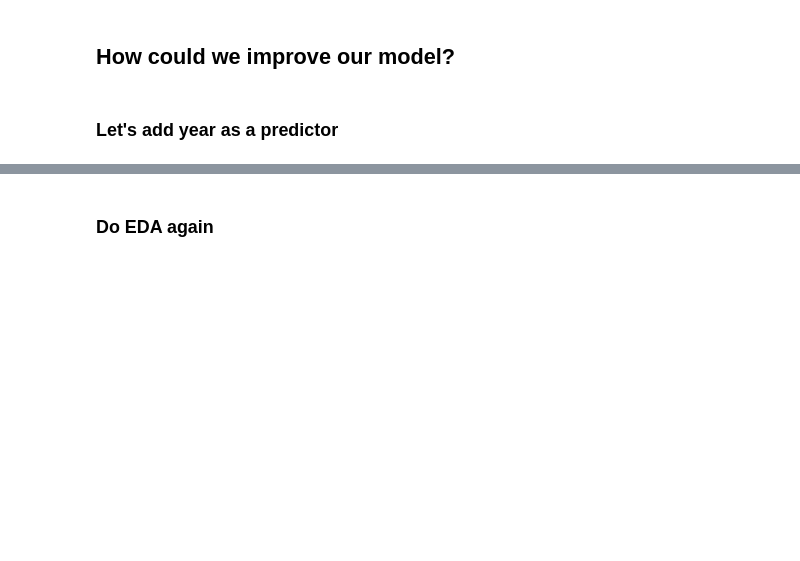
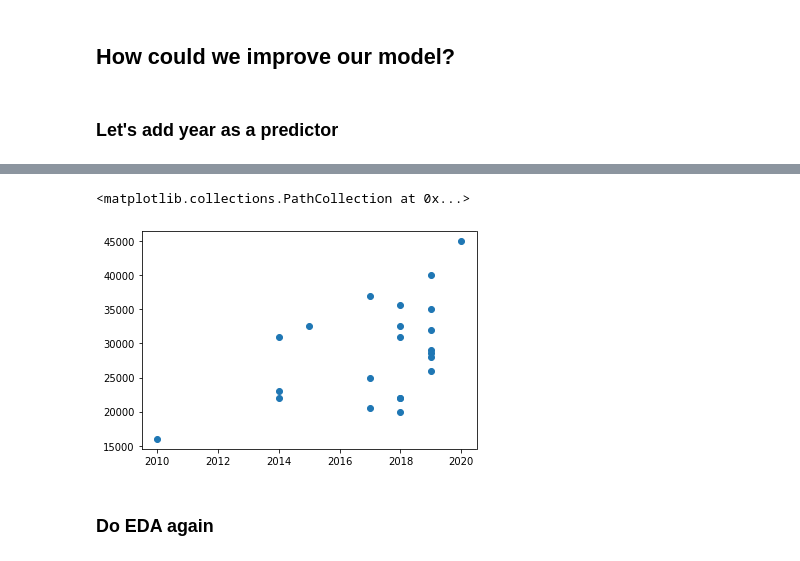
Before and after one commit to gilad247/NYU-Bootcamp, a Jupyter notebook: notebooks/module_2/2.02_linear_regression/linear-regression-starter.ipynb, the cells around one changed output, grey strips where cells are left out. Cells and saved outputs as stored; diff of their text form; code cells hidden in the pictures; blank space fills up the shorter version.

```diff
--- a/notebooks/module_2/2.02_linear_regression/linear-regression-starter.ipynb
+++ b/notebooks/module_2/2.02_linear_regression/linear-regression-starter.ipynb
@@ -59,3 +99,8 @@ df_cars.head()
+# %%
+plt.scatter(df_cars['year'], df_cars['price'])
+# %% [output]
+<matplotlib.collections.PathCollection at 0x...>
+[figure, added]
 # %% [markdown]
 ### Do EDA again
 # %% [markdown]
```
Also changed, not shown: parts of 50 cells of this notebook, 6 other files.
